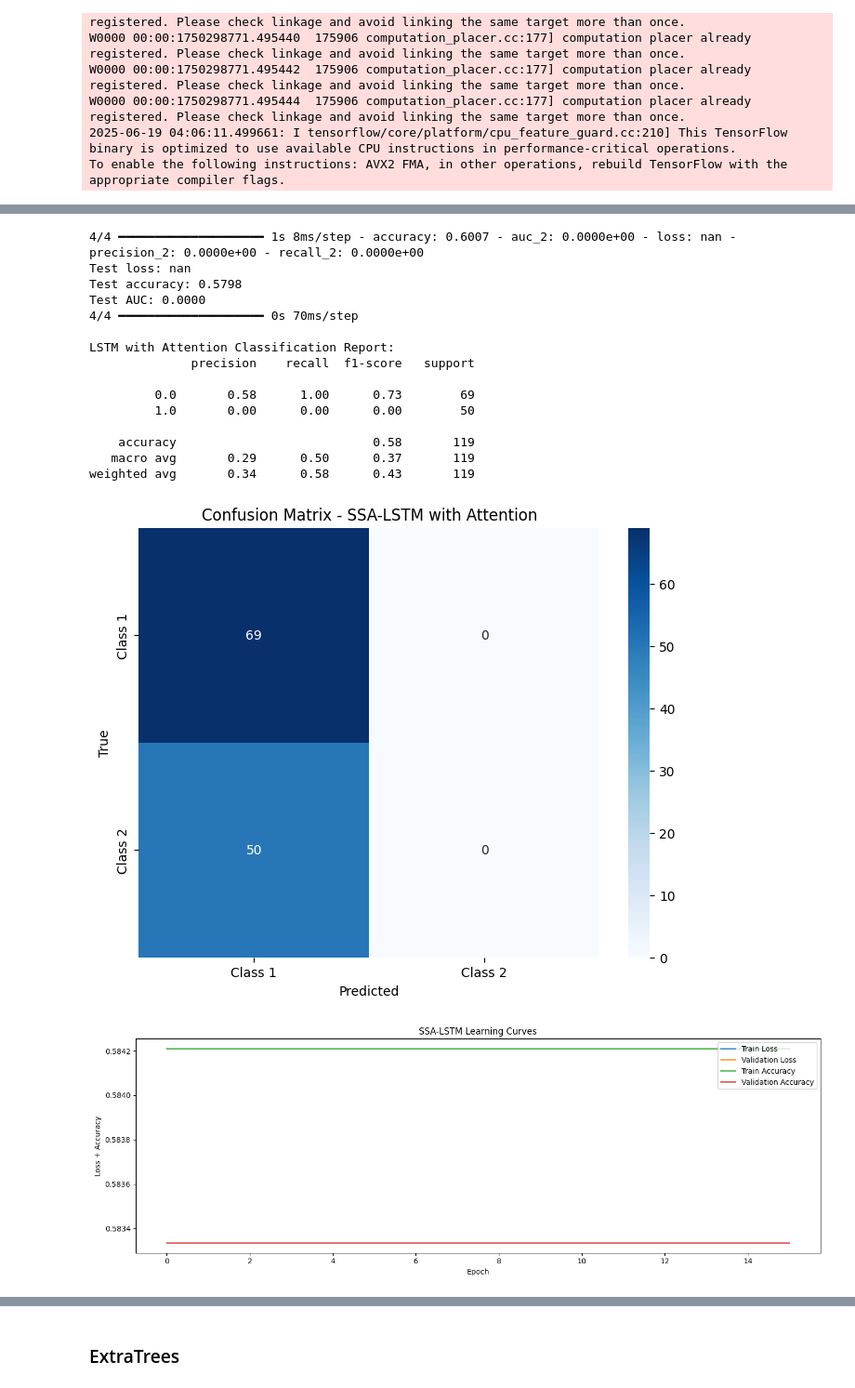
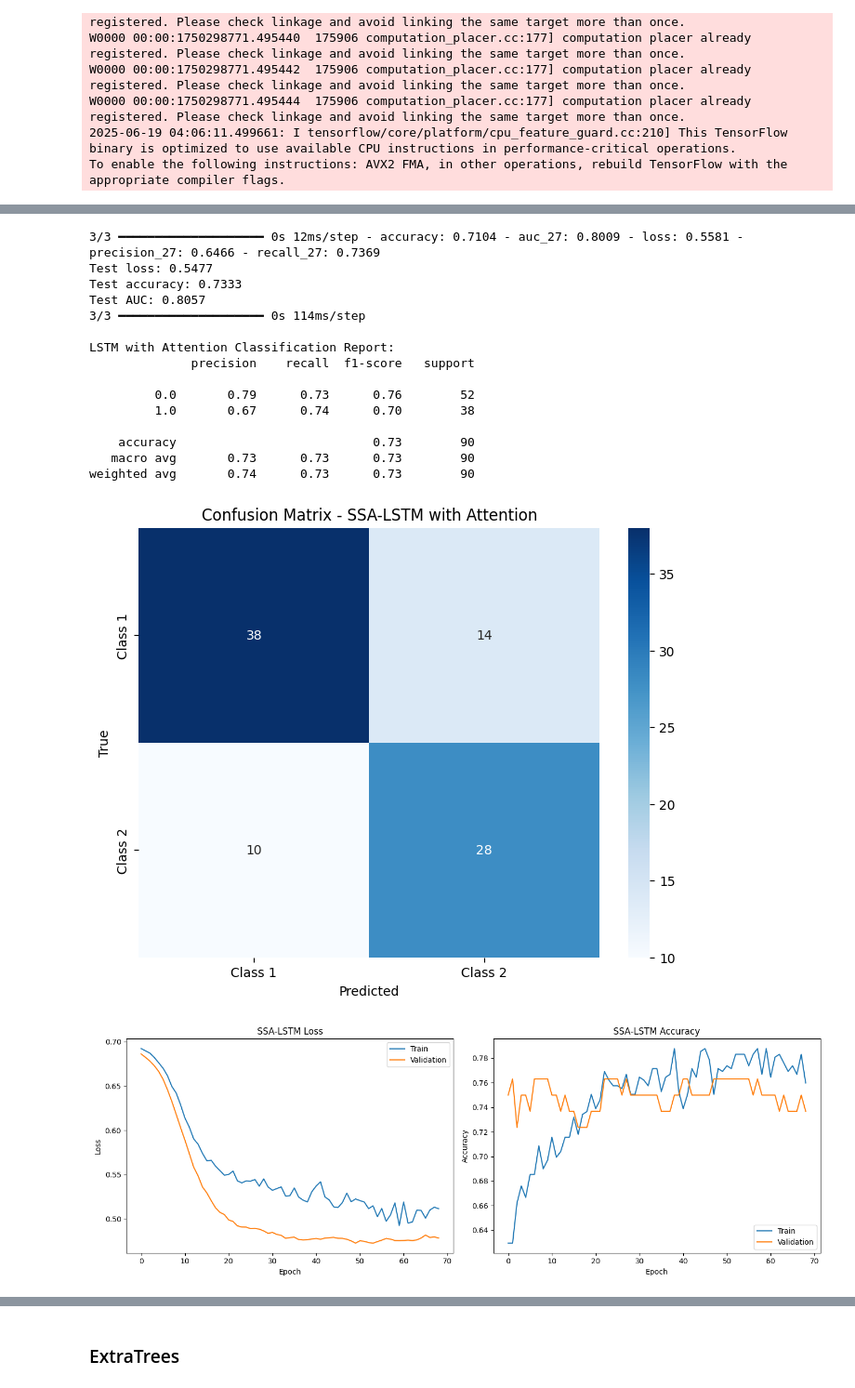
Before and after one commit to khnam-ng/SevereDengueFever, a Jupyter notebook: notebooks/more_data.ipynb, the cells around one changed output, grey strips where cells are left out. Shown at 93% size. Drawn from its saved outputs; the diff is of its cells as text; code cells hidden in the pictures.

Commit message:
update(more_date): fnish applying models on case_3

```diff
--- a/notebooks/more_data.ipynb
+++ b/notebooks/more_data.ipynb
@@ -904,13 +944,15 @@ df_case1
 | 593 | 0 | 1 | 6 | 129.8 | 75.9 | 4.430 | 2.90 | 61.00 | 0.365 | 0 | ... |
 | 594 | 1 | 1 | 5 | 55.1 | 36.6 | 5.190 | 3.49 | 57.00 | 0.399 | 0 | ... |
 595 rows × 13 columns
+# %%
+df_case1.fillna(0, inplace=True)
 # %%
 Y = df_case1['Diagnosis'].copy().to_numpy().astype(float)
 Y = Y -1
 
 X = df_case1.drop(columns=['Diagnosis']).copy().to_numpy().astype(float)
 # %%
-x_train, x_test, y_train, y_test = train_test_split(X, Y, test_size=0.2, random_state=15, stratify=Y)
+x_train, x_test, y_train, y_test = train_test_split(X, Y, test_size=0.15, random_state=15, stratify=Y)
 
 print('x_train shape: ', x_train.shape, 'y_train shape: ',  y_train.shape)
 print('x_test shape: ', x_test.shape, 'y_test shape: ',  y_test.shape)
@@ -1107,10 +1140,10 @@ model.summary()
 # Define callbacks
 callbacks = [
     EarlyStopping(monitor='val_loss', patience=15, restore_best_weights=True),
-    ModelCheckpoint('best_lstm_attention_model.h5', save_best_only=True, monitor='val_loss'),
+    # ModelCheckpoint('best_lstm_attention_model.h5', save_best_only=True, monitor='val_loss'),
     # Optionally add learning rate reduction callback
     tf.keras.callbacks.ReduceLROnPlateau(
-        monitor='val_loss', factor=0.5, patience=5, min_lr=0.0001
+        monitor='val_loss', factor=0.5, patience=5, min_lr=0.001
     )
 ]
 
@@ -1126,7 +1159,7 @@ history = model.fit(
     X_train_lstm, y_train_lstm,
     epochs=150,
     batch_size=32,
-    validation_split=0.2,
+    validation_split=0.15,
     callbacks=callbacks,
     class_weight=class_weight_dict,
     verbose=1
@@ -1189,50 +1222,55 @@ print(classification_report(y_test_lstm, y_pred))
 
 
 # Plot confusion matrix
 import matplotlib.pyplot as plt
 import seaborn as sns
 
 cm = confusion_matrix(y_test_lstm, y_pred)
 plt.figure(figsize=(8, 6))
 sns.heatmap(cm, annot=True, fmt='d', cmap='Blues',
             xticklabels=['Class 1', 'Class 2'],
             yticklabels=['Class 1', 'Class 2'])
 plt.xlabel('Predicted')
 plt.ylabel('True')
 plt.title('Confusion Matrix - SSA-LSTM with Attention')
 plt.show()
 
 # Plot training history
 plt.figure(figsize=(14, 5))
 
-plt.plot(history.history['loss'], label='Train Loss')
-plt.plot(history.history['val_loss'], label='Validation Loss')
-plt.plot(history.history['accuracy'], label='Train Accuracy')
-plt.plot(history.history['val_accuracy'], label='Validation Accuracy')
-plt.title('SSA-LSTM Learning Curves')
-plt.ylabel('Loss + Accuracy')
+plt.subplot(1, 2, 1)
+plt.plot(history.history['loss'])
+plt.plot(history.history['val_loss'])
+plt.title('SSA-LSTM Loss')
+plt.ylabel('Loss')
 plt.xlabel('Epoch')
-plt.legend(loc='upper right')
+plt.legend(['Train', 'Validation'], loc='upper right')
 
-
+plt.subplot(1, 2, 2)
+plt.plot(history.history['accuracy'])
+plt.plot(history.history['val_accuracy'])
+plt.title('SSA-LSTM Accuracy')
+plt.ylabel('Accuracy')
+plt.xlabel('Epoch')
+plt.legend(['Train', 'Validation'], loc='lower right')
 
 plt.tight_layout()
 plt.show()
 # %% [output]
-4/4 ━━━━━━━━━━━━━━━━━━━━ 1s 8ms/step - accuracy: 0.6007 - auc_2: 0.0000e+00 - loss: nan - precision_2: 0.0000e+00 - recall_2: 0.0000e+00
-Test loss: nan
-Test accuracy: 0.5798
-Test AUC: 0.0000
-4/4 ━━━━━━━━━━━━━━━━━━━━ 0s 70ms/step
+3/3 ━━━━━━━━━━━━━━━━━━━━ 0s 12ms/step - accuracy: 0.7104 - auc_27: 0.8009 - loss: 0.5581 - precision_27: 0.6466 - recall_27: 0.7369
+Test loss: 0.5477
+Test accuracy: 0.7333
+Test AUC: 0.8057
+3/3 ━━━━━━━━━━━━━━━━━━━━ 0s 114ms/step
 
 LSTM with Attention Classification Report:
               precision    recall  f1-score   support
 
-         0.0       0.58      1.00      0.73        69
-         1.0       0.00      0.00      0.00        50
+         0.0       0.79      0.73      0.76        52
+         1.0       0.67      0.74      0.70        38
 
-    accuracy                           0.58       119
-   macro avg       0.29      0.50      0.37       119
-weighted avg       0.34      0.58      0.43       119
+    accuracy                           0.73        90
+   macro avg       0.73      0.73      0.73        90
+weighted avg       0.74      0.73      0.73        90
-[figure, old version]
+[figure, new version]
-[figure, old version]
+[figure, new version]
```
Also changed, not shown: parts of 60 cells of this notebook, 1 other file.
